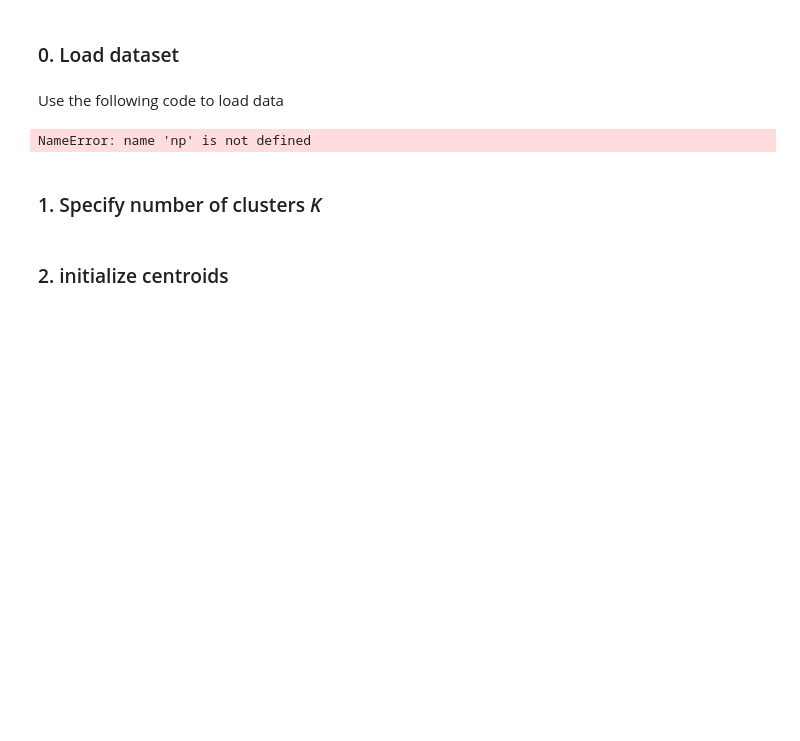
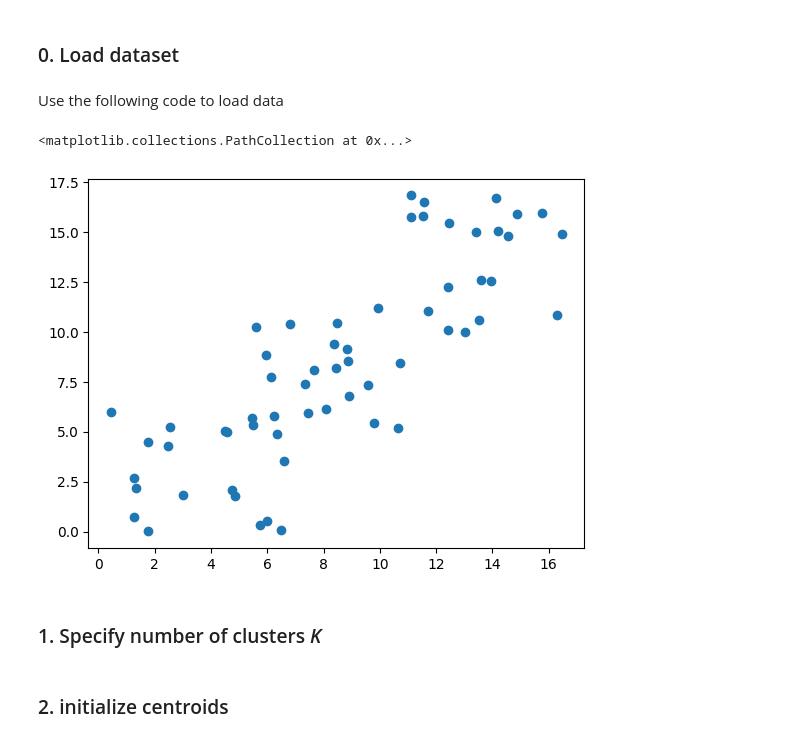
Before and after one commit to moncekM/MPA_MLF_Public, a Jupyter notebook: LAB_4/Lab_02_task-2.ipynb, the cells around one changed output. Cells and saved outputs as stored; diff of their text form; code cells hidden in the pictures; blank space fills up the shorter version.

```diff
--- a/LAB_4/Lab_02_task-2.ipynb
+++ b/LAB_4/Lab_02_task-2.ipynb
@@ -114,12 +112,13 @@ ModuleNotFoundError: No module named 'sklearn'
 # %% [markdown]
 Use the following code to load data
 # %%
-loaded_points = np.load('/content/k_mean_points.npy')
+loaded_points = np.load('/Users/marti/Documents/____school/Machine Learning Fundaments/MPA_MLF_Public/LAB_4/Experience_4/k_mean_points.npy')
 
 plt.figure()
 plt.scatter(loaded_points[:,0],loaded_points[:,1])
 # %% [output]
-NameError: name 'np' is not defined
+<matplotlib.collections.PathCollection at 0x...>
+[figure, added]
 # %% [markdown]
 ### 1. Specify number of clusters *K*
 # %%
```
Also changed, not shown: parts of 9 cells of this notebook, 4 other files.
